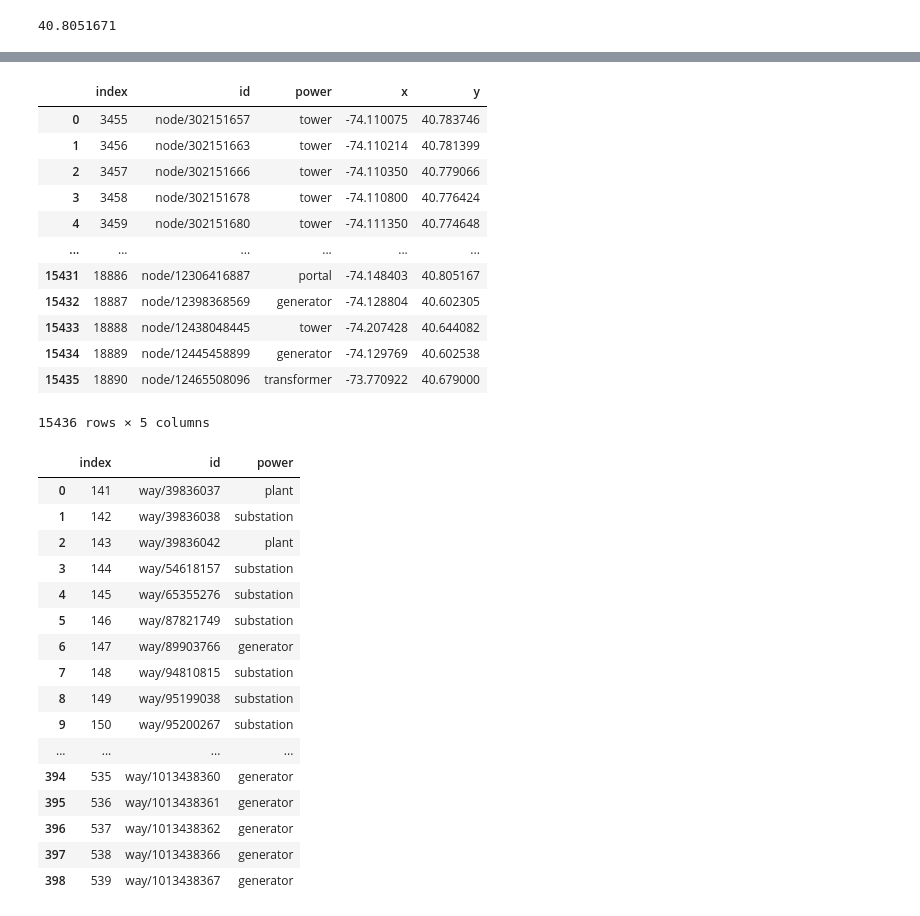
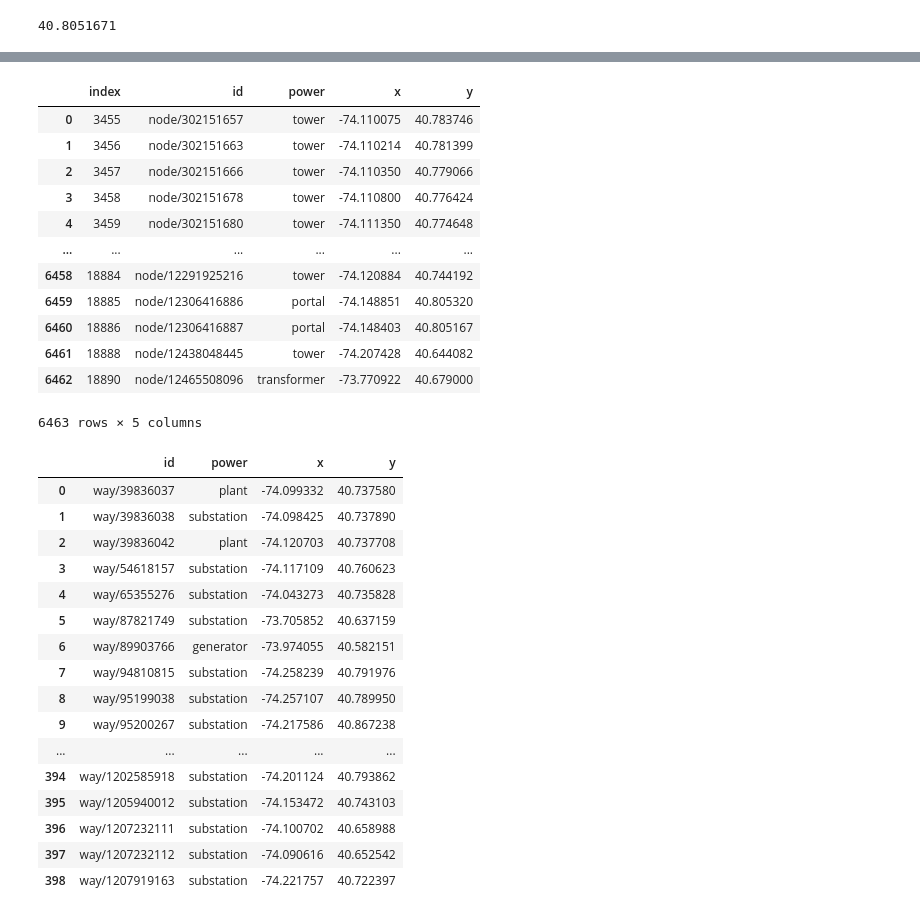
Before and after one commit to CoffeeAndConvexity/GUARD, a Jupyter notebook: notebooks/load_isg.ipynb, the cells around one changed output, grey strips where cells are left out. Cells and saved outputs as stored; diff of their text form; code cells hidden in the pictures.

```diff
--- a/notebooks/load_isg.ipynb
+++ b/notebooks/load_isg.ipynb
@@ -24,5 +46,6 @@ gdf = gpd.read_file("nyc_power.geojson")
 # %%
 df = gdf[["id","name","operator","power","voltage","substation","transformer","generator:method","circuits","wires","area","man_made","height","location","phases","line_management","line_attachment","devices","emergency","foot","geometry"]]
+df = df[~df["generator:method"].str.contains("photovoltaic", na=False)]
 # %%
 df["geometry"][18886].y
 # %% [output]
@@ -43,33 +82,40 @@ df_nodes
 | 3 | 3458 | node/302151678 | tower | -74.110800 | 40.776424 |
 | 4 | 3459 | node/302151680 | tower | -74.111350 | 40.774648 |
 | ... | ... | ... | ... | ... | ... |
-| 15431 | 18886 | node/12306416887 | portal | -74.148403 | 40.805167 |
-| 15432 | 18887 | node/12398368569 | generator | -74.128804 | 40.602305 |
-| 15433 | 18888 | node/12438048445 | tower | -74.207428 | 40.644082 |
-| 15434 | 18889 | node/12445458899 | generator | -74.129769 | 40.602538 |
-| 15435 | 18890 | node/12465508096 | transformer | -73.770922 | 40.679000 |
+| 6458 | 18884 | node/12291925216 | tower | -74.120884 | 40.744192 |
+| 6459 | 18885 | node/12306416886 | portal | -74.148851 | 40.805320 |
+| 6460 | 18886 | node/12306416887 | portal | -74.148403 | 40.805167 |
+| 6461 | 18888 | node/12438048445 | tower | -74.207428 | 40.644082 |
+| 6462 | 18890 | node/12465508096 | transformer | -73.770922 | 40.679000 |
-15436 rows × 5 columns
+6463 rows × 5 columns
 # %%
-df_ways = df_simple[df_simple["id"].str.contains("way")].reset_index()
-# df_ways["x"] = [df_ways["geometry"][i].x for i in range(len(df_ways))]
-# df_ways["y"] = [df_ways["geometry"][i].y for i in range(len(df_ways))]
-df_ways = df_ways.drop("geometry", axis=1)
+# Define a projected CRS (e.g., UTM Zone 18N for NYC)
+projected_crs = "EPSG:32618"  # UTM Zone 18N (suitable for New York)
+geographic_crs = "EPSG:4326"  # Standard lat/lon
+
+df_ways = df_simple[df_simple["id"].str.contains("way")].reset_index(drop=True)
+df_ways = df_ways.set_geometry("geometry").to_crs(projected_crs)  # Reproject to projected CRS
+df_ways["centroid"] = df_ways["geometry"].centroid  # Compute centroid in projected CRS
+df_ways = df_ways.set_geometry("centroid").to_crs(geographic_crs)  # Convert back to lat/lon
+df_ways["x"] = df_ways["centroid"].x
+df_ways["y"] = df_ways["centroid"].y
+df_ways = df_ways.drop(columns=["geometry", "centroid"])  # Drop unnecessary columns
 df_ways
 # %% [output]
-|  | index | id | power |
-| 0 | 141 | way/39836037 | plant |
-| 1 | 142 | way/39836038 | substation |
-| 2 | 143 | way/39836042 | plant |
-| 3 | 144 | way/54618157 | substation |
-| 4 | 145 | way/65355276 | substation |
-| 5 | 146 | way/87821749 | substation |
-| 6 | 147 | way/89903766 | generator |
-| 7 | 148 | way/94810815 | substation |
-| 8 | 149 | way/95199038 | substation |
-| 9 | 150 | way/95200267 | substation |
-| ... | ... | ... | ... |
-| 394 | 535 | way/1013438360 | generator |
-| 395 | 536 | way/1013438361 | generator |
-| 396 | 537 | way/1013438362 | generator |
-| 397 | 538 | way/1013438366 | generator |
-| 398 | 539 | way/1013438367 | generator |
+|  | id | power | x | y |
+| 0 | way/39836037 | plant | -74.099332 | 40.737580 |
+| 1 | way/39836038 | substation | -74.098425 | 40.737890 |
+| 2 | way/39836042 | plant | -74.120703 | 40.737708 |
+| 3 | way/54618157 | substation | -74.117109 | 40.760623 |
+| 4 | way/65355276 | substation | -74.043273 | 40.735828 |
+| 5 | way/87821749 | substation | -73.705852 | 40.637159 |
+| 6 | way/89903766 | generator | -73.974055 | 40.582151 |
+| 7 | way/94810815 | substation | -74.258239 | 40.791976 |
+| 8 | way/95199038 | substation | -74.257107 | 40.789950 |
+| 9 | way/95200267 | substation | -74.217586 | 40.867238 |
+| ... | ... | ... | ... | ... |
+| 394 | way/1202585918 | substation | -74.201124 | 40.793862 |
+| 395 | way/1205940012 | substation | -74.153472 | 40.743103 |
+| 396 | way/1207232111 | substation | -74.100702 | 40.658988 |
+| 397 | way/1207232112 | substation | -74.090616 | 40.652542 |
+| 398 | way/1207919163 | substation | -74.221757 | 40.722397 |
```
Also changed, not shown: parts of 25 cells of this notebook, 5 other files.
